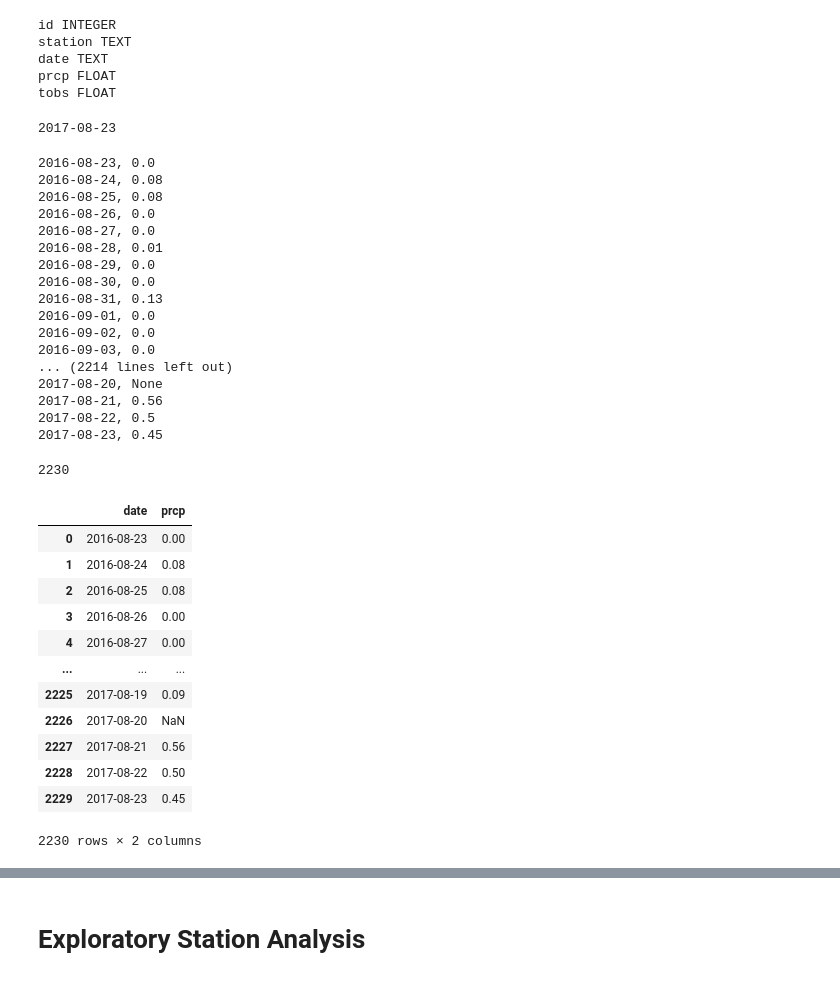
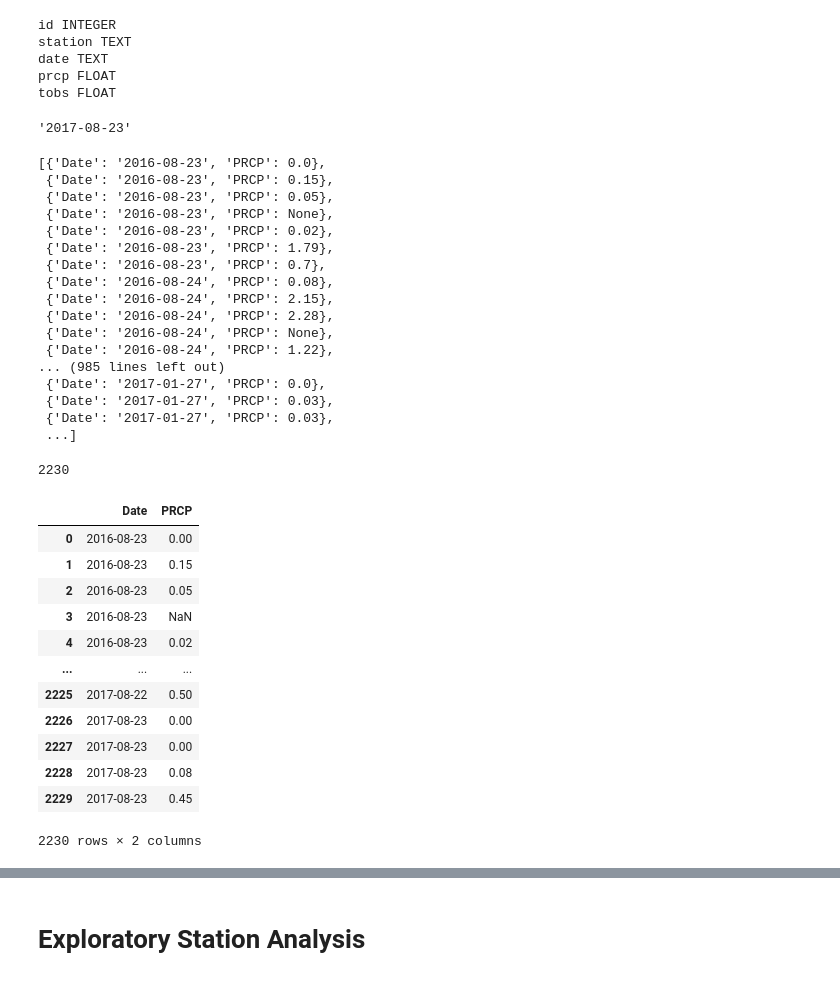
Before and after one commit to mbruns13/sqlalchemy-challenge, a Jupyter notebook: climate_starter.ipynb, the cells around one changed output, grey strips where cells are left out. Cells and saved outputs as stored; diff of their text form; code cells hidden in the pictures.

```diff
--- a/climate_starter.ipynb
+++ b/climate_starter.ipynb
@@ -57,47 +57,44 @@ tobs FLOAT
 # %%
 # Find the most recent date in the data set.
 #default of order_by is ascending
-recent_date = session.query(Measurement).order_by(Measurement.date.desc()).first()
-print(recent_date.date)
+recent_date = session.query(Measurement.date).order_by(Measurement.date.desc()).first().date
+recent_date
 # %% [output]
-2017-08-23
+'2017-08-23'
 # %%
 # Design a query to retrieve the last 12 months of precipitation data and plot the results.
 # Starting from the most recent data point in the database.
 
-    # most recent date is 2017-08-23
-
 # Calculate the date one year from the last date in data set.
 
-    # one year from that date would be 2016-08-23
-
 # Perform a query to retrieve the date and precipitation scores
-
-#NEED TO FIX!!
-#Using this date, retrieve the previous 12 months of precipitation data by querying the 12 previous months of data.
+#Using this date (2017-08-23), retrieve the previous 12 months of precipitation data by querying the 12 previous months of data.
 #Note: Do not pass in the date as a variable to your query.
 
-last_year_data = session.query(Measurement).filter(Measurement.date >= '2016-08-23')
-for date in last_year_data:
-    print(f"{date.date}, {date.prcp}")
+query_date = dt.date(2017, 8, 23) - dt.timedelta(days=365)
+last_year_data = session.query(Measurement).filter(Measurement.date >= query_date).order_by(Measurement.date)
+# for date in last_year_data:
+#     print(f"{date.date}, {date.prcp}")
+measurements_results = [{"Date": result.date, "PRCP": result.prcp} for result in last_year_data]
+measurements_results
 # %% [output]
-2016-08-23, 0.0
-2016-08-24, 0.08
-2016-08-25, 0.08
-2016-08-26, 0.0
-2016-08-27, 0.0
-2016-08-28, 0.01
-2016-08-29, 0.0
-2016-08-30, 0.0
-2016-08-31, 0.13
-2016-09-01, 0.0
-2016-09-02, 0.0
-2016-09-03, 0.0
-... (2214 lines left out)
-2017-08-20, None
-2017-08-21, 0.56
-2017-08-22, 0.5
-2017-08-23, 0.45
+[{'Date': '2016-08-23', 'PRCP': 0.0},
+ {'Date': '2016-08-23', 'PRCP': 0.15},
+ {'Date': '2016-08-23', 'PRCP': 0.05},
+ {'Date': '2016-08-23', 'PRCP': None},
+ {'Date': '2016-08-23', 'PRCP': 0.02},
+ {'Date': '2016-08-23', 'PRCP': 1.79},
+ {'Date': '2016-08-23', 'PRCP': 0.7},
+ {'Date': '2016-08-24', 'PRCP': 0.08},
+ {'Date': '2016-08-24', 'PRCP': 2.15},
+ {'Date': '2016-08-24', 'PRCP': 2.28},
+ {'Date': '2016-08-24', 'PRCP': None},
+ {'Date': '2016-08-24', 'PRCP': 1.22},
+... (985 lines left out)
+ {'Date': '2017-01-27', 'PRCP': 0.0},
+ {'Date': '2017-01-27', 'PRCP': 0.03},
+ {'Date': '2017-01-27', 'PRCP': 0.03},
+ ...]
 # %%
 # checking that correct number of rows are pulled
 last_year_data_count = session.query(Measurement).filter(Measurement.date >= '2016-08-23').count()
@@ -106,19 +103,20 @@ print(last_year_data_count)
 2230
 # %%
 # Save the query results as a Pandas DataFrame and set the index to the date column
-precip_df = pd.read_sql("SELECT Measurement.date, Measurement.prcp FROM Measurement WHERE Measurement.date >= '2016-08-23'", conn)
+#precip_df = pd.read_sql("SELECT Measurement.date, Measurement.prcp FROM Measurement WHERE Measurement.date >= '2016-08-23'", conn)
+precip_df = pd.DataFrame(measurements_results)
 precip_df
 # %% [output]
-|  | date | prcp |
+|  | Date | PRCP |
 | 0 | 2016-08-23 | 0.00 |
-| 1 | 2016-08-24 | 0.08 |
-| 2 | 2016-08-25 | 0.08 |
-| 3 | 2016-08-26 | 0.00 |
-| 4 | 2016-08-27 | 0.00 |
+| 1 | 2016-08-23 | 0.15 |
+| 2 | 2016-08-23 | 0.05 |
+| 3 | 2016-08-23 | NaN |
+| 4 | 2016-08-23 | 0.02 |
 | ... | ... | ... |
-| 2225 | 2017-08-19 | 0.09 |
-| 2226 | 2017-08-20 | NaN |
-| 2227 | 2017-08-21 | 0.56 |
-| 2228 | 2017-08-22 | 0.50 |
+| 2225 | 2017-08-22 | 0.50 |
+| 2226 | 2017-08-23 | 0.00 |
+| 2227 | 2017-08-23 | 0.00 |
+| 2228 | 2017-08-23 | 0.08 |
 | 2229 | 2017-08-23 | 0.45 |
 2230 rows × 2 columns
```
Also changed, not shown: parts of 12 cells of this notebook.
